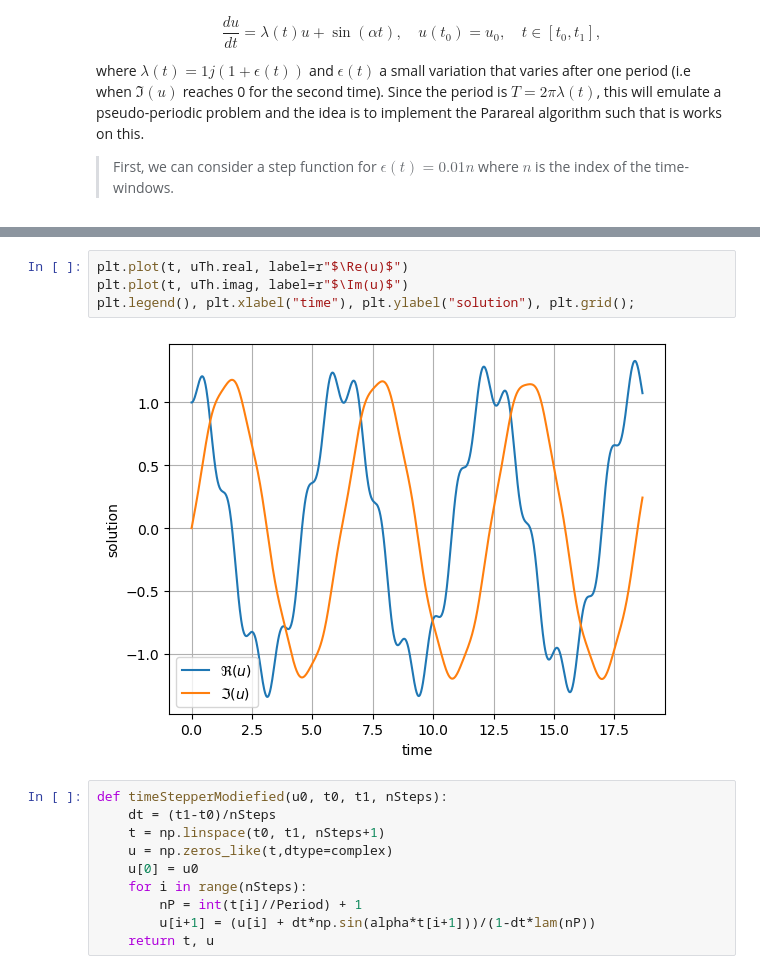
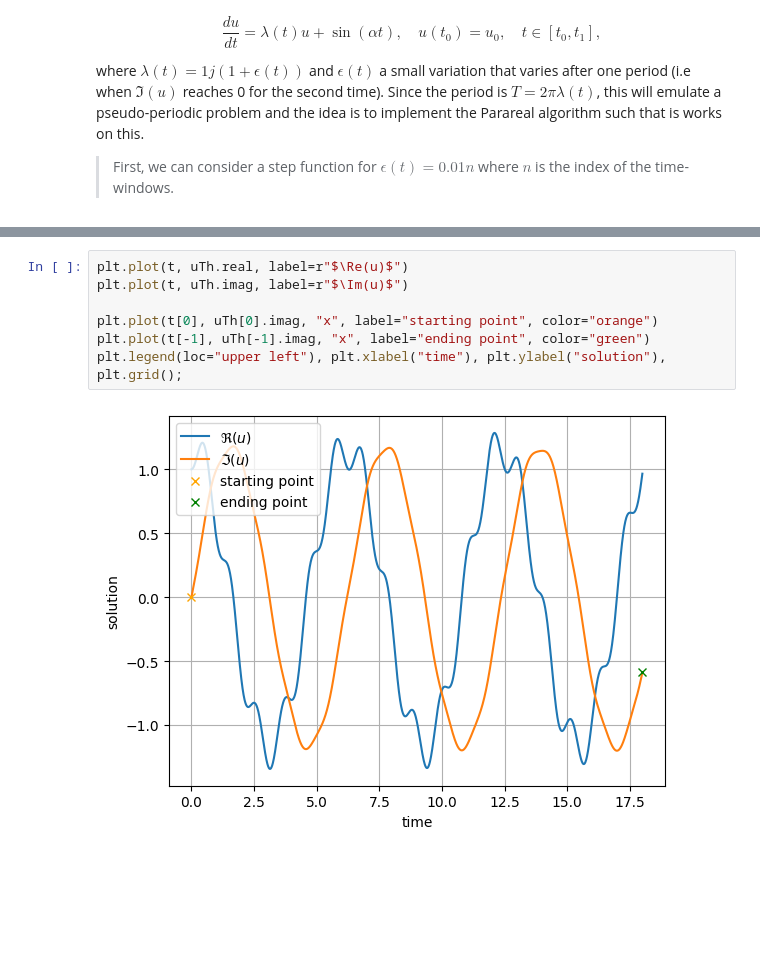
Before and after one commit to github-mathe/PinT-LIB, a Jupyter notebook: scripts/notebooks/dahlquist.ipynb, the cells around one changed output, grey strips where cells are left out. Cells and saved outputs as stored; diff of their text form; blank space fills up the shorter version.

```diff
--- a/scripts/notebooks/dahlquist.ipynb
+++ b/scripts/notebooks/dahlquist.ipynb
@@ -383,16 +403,9 @@ plt.legend(), plt.xlabel(r"$\Re(u)$"), plt.ylabel(r"$\Im(u)$"), plt.grid();
 # %%
 plt.plot(t, uTh.real, label=r"$\Re(u)$")
 plt.plot(t, uTh.imag, label=r"$\Im(u)$")
-plt.legend(), plt.xlabel("time"), plt.ylabel("solution"), plt.grid();
+
+plt.plot(t[0], uTh[0].imag, "x", label="starting point", color="orange")
+plt.plot(t[-1], uTh[-1].imag, "x", label="ending point", color="green")
+plt.legend(loc="upper left"), plt.xlabel("time"), plt.ylabel("solution"), plt.grid();
 # %% [output]
-[figure, old version]
+[figure, new version]
-# %%
-def timeStepperModiefied(u0, t0, t1, nSteps):
-    dt = (t1-t0)/nSteps
-    t = np.linspace(t0, t1, nSteps+1)
-    u = np.zeros_like(t,dtype=complex)
-    u[0] = u0
-    for i in range(nSteps):
-        nP = int(t[i]//Period) + 1
-        u[i+1] = (u[i] + dt*np.sin(alpha*t[i+1]))/(1-dt*lam(nP))
-    return t, u
```
Also changed, not shown: parts of 9 cells of this notebook.
